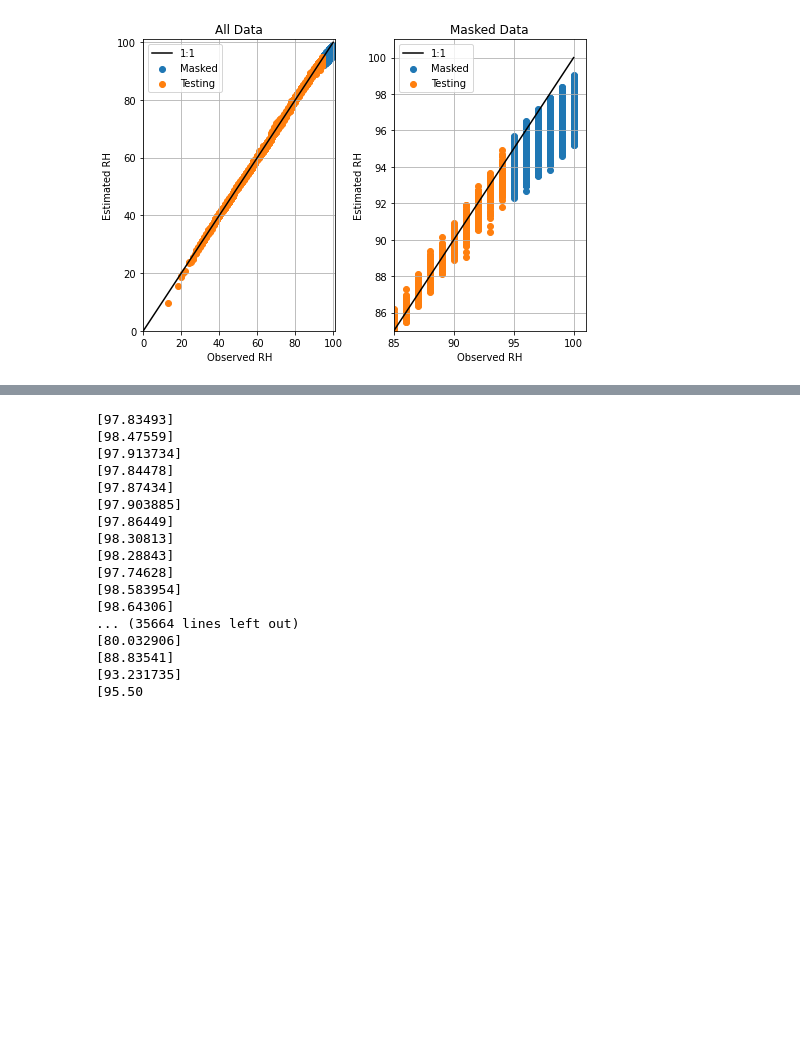
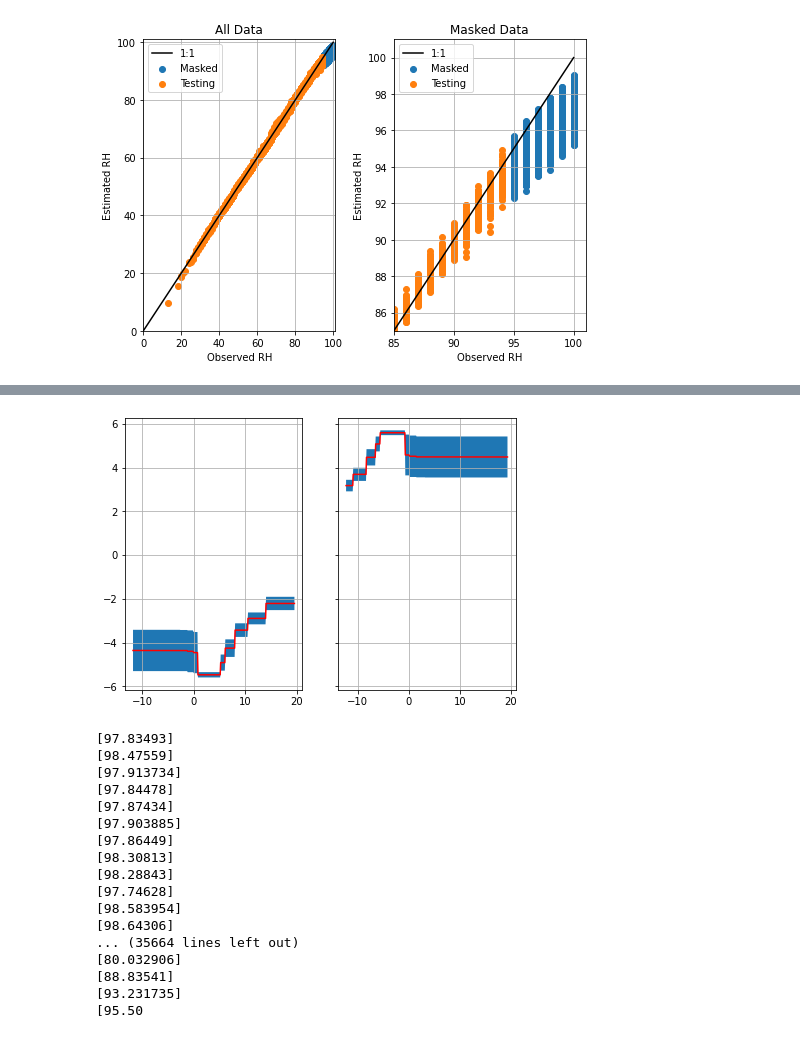
Before and after one commit to June-Skeeter/ML_Scripts, a Jupyter notebook: NN_v_RF_example.ipynb, the cells around one changed output, grey strips where cells are left out. Saved outputs shown, nothing was run; the diff lists cells and outputs as text; code cells hidden in the pictures; blank space fills up the shorter version.

Commit message:
Derivatives Plot

```diff
--- a/NN_v_RF_example.ipynb
+++ b/NN_v_RF_example.ipynb
@@ -396,24 +396,26 @@ def get_Derivatives(N,X,y):
     # Derivs = np.array(Derivs)
     return(RIs,Derivs,Estimates)
 
-Relative_Importance,Derivatives,Estimates = get_Derivatives(N, X_full, Y_full)
+# Relative_Importance,Derivatives,Estimates = get_Derivatives(N, X_full, Y_full)
 
-RI_mean = Relative_Importance.mean(axis=1)
-RI_se = Relative_Importance.std(axis=1)/Relative_Importance.shape[1]**.5
+# RI_mean = Relative_Importance.mean(axis=1)
+# RI_se = Relative_Importance.std(axis=1)/Relative_Importance.shape[1]**.5
 
 
 
-fig,ax=plt.subplots(figsize=(4,4))
-ax.bar(X_alias,RI_mean,yerr=RI_se,edgecolor='k')
-ax.set_ylabel('Relative Importance')
-ax.set_title('NN Model Input Importance')
-plt.tight_layout()
+# fig,ax=plt.subplots(figsize=(4,4))
+# ax.bar(X_alias,RI_mean,yerr=RI_se,edgecolor='k')
+# ax.set_ylabel('Relative Importance')
+# ax.set_title('NN Model Input Importance')
+# plt.tight_layout()
 
-print(Estimates)
+# Estimates_mean = Estimates.mean(axis=1)
 
 Model_Derivatives = pd.DataFrame(Derivatives.mean(axis=-1).T, columns = ['dRH_d'+x for x in X_vars])
-Model_Derivatives_se = pd.DataFrame(Derivatives.std(axis=-1).T/Derivatives.shape[-1]**.5, columns = ['dRH_d'+x+'_se' for x in X_vars])
-Model_Derivatives['RH_estimated'] = Estimates
+Model_Derivatives = Model_Derivatives.join(
+    pd.DataFrame(Derivatives.std(axis=-1).T/Derivatives.shape[-1]**.5, columns = ['dRH_d'+x+'_se' for x in X_vars])
+)
+Model_Derivatives['RH_estimated'] = Estimates_mean
 Model_Derivatives['RH'] = Y_full
 Model_Derivatives[X_vars] = X_full
 
@@ -429,3 +433,16 @@ ValueError: Length of values (5) does not match length of index (66513)
+# %%
+def Plot_Derivs(Derivs,X,dy,ax):
+    D = Derivs[[X,dy,dy+'_se']].sort_values(by=X)
+    ax.fill_between(D[X],D[dy]-D[dy+'_se'],D[dy]+D[dy+'_se'])
+    ax.plot(D[X],D[dy],color='r')
+    ax.grid()
+
+
+fig,ax = plt.subplots(1,2,figsize = (7,5),sharey=True)
+Plot_Derivs(Model_Derivatives,'TEMP','dRH_dTEMP',ax[0])
+Plot_Derivs(Model_Derivatives,'DEW_POINT_TEMP','dRH_dDEW_POINT_TEMP',ax[1])
+# %% [output]
+[figure, added]
 # %%
 
 def get_Derivatives(loaded_model,X,y):
```
Also changed, not shown: parts of 2 cells of this notebook.
